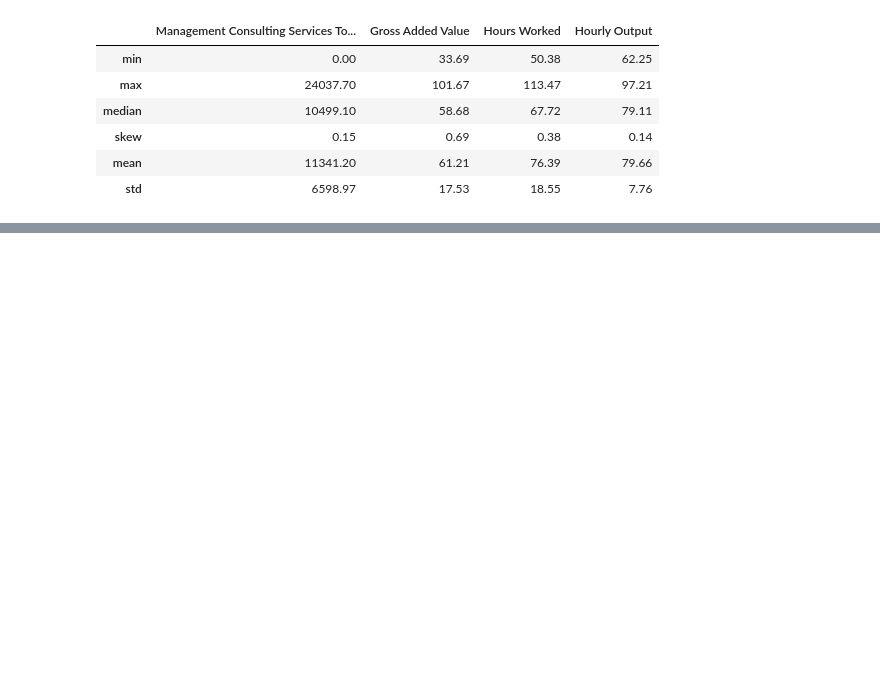
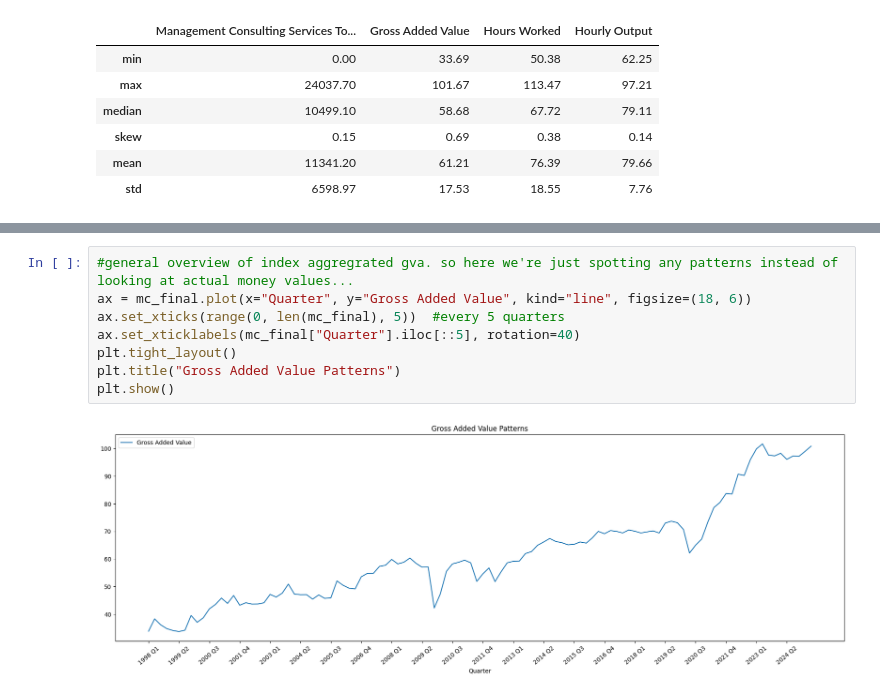
Before and after one commit to AdilY04/ConsultingHoursProductivity, a Jupyter notebook: eda_and_analysis/main_eda.ipynb, the cells around one changed output, grey strips where cells are left out. Drawn from its saved outputs; the diff is of its cells as text; blank space fills up the shorter version.

```diff
--- a/eda_and_analysis/main_eda.ipynb
+++ b/eda_and_analysis/main_eda.ipynb
@@ -21,0 +51,10 @@ mc_final.agg({
+# %%
+#general overview of index aggregrated gva. so here we're just spotting any patterns instead of looking at actual money values...
+ax = mc_final.plot(x="Quarter", y="Gross Added Value", kind="line", figsize=(18, 6))
+ax.set_xticks(range(0, len(mc_final), 5))  #every 5 quarters
+ax.set_xticklabels(mc_final["Quarter"].iloc[::5], rotation=40)
+plt.tight_layout()
+plt.title("Gross Added Value Patterns")
+plt.show()
+# %% [output]
+[figure, added]
```
Also changed, not shown: parts of 5 cells of this notebook.
